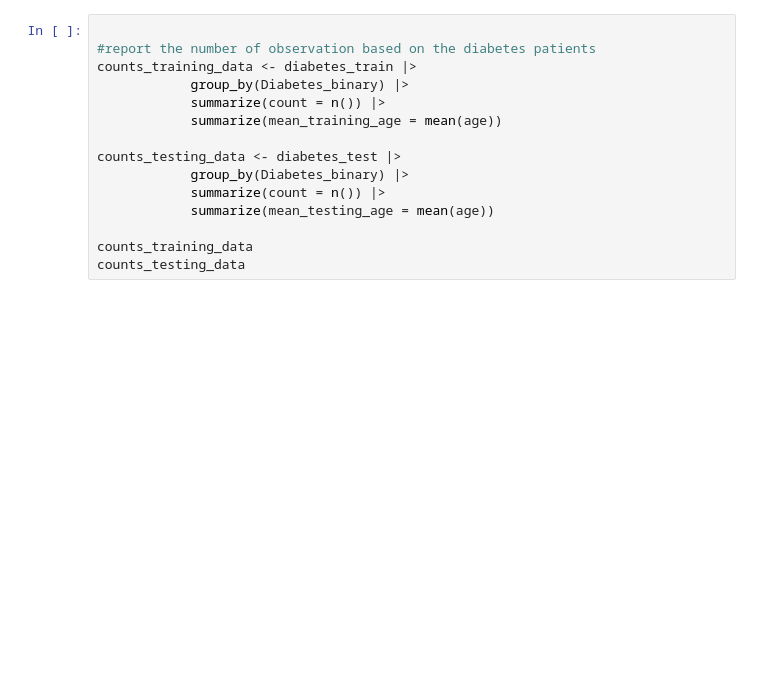
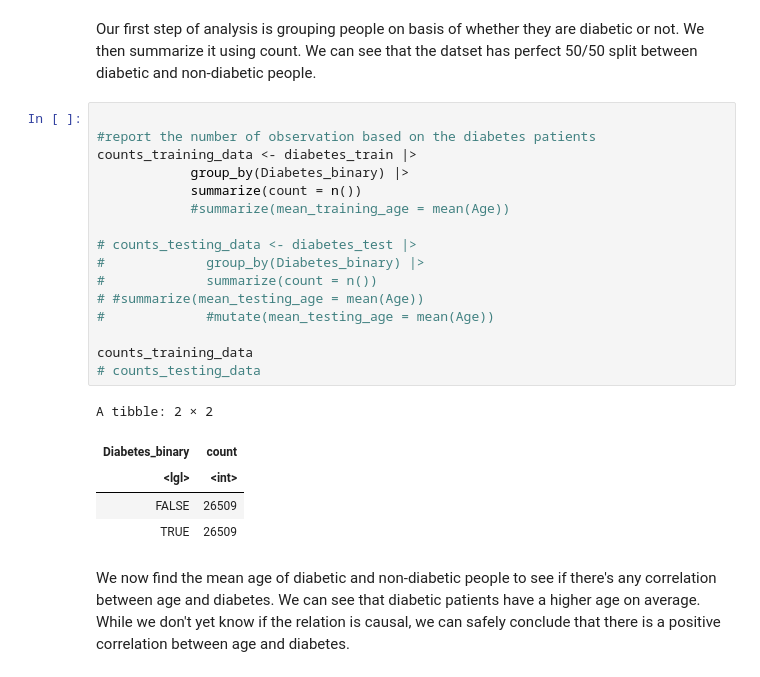
Before and after one commit to plat0cracy/Diabetes_Predictor, a Jupyter notebook: group project 4-6.ipynb, the cells around one changed output. Cells and saved outputs as stored; diff of their text form; blank space fills up the shorter version.

```diff
--- a/group project 4-6.ipynb
+++ b/group project 4-6.ipynb
@@ -30,18 +150,30 @@ diabetes_test <-testing(diabetes_split)
+# %% [markdown]
+Our first step of analysis is grouping people on basis of whether they are diabetic or not. We then summarize it using count. We can see that the datset has perfect 50/50
+split between diabetic and non-diabetic people.
 # %%
 
 #report the number of observation based on the diabetes patients
 counts_training_data <- diabetes_train |>
             group_by(Diabetes_binary) |>
-            summarize(count = n()) |>
-            summarize(mean_training_age = mean(age))
+            summarize(count = n())
+            #summarize(mean_training_age = mean(Age))
 
-counts_testing_data <- diabetes_test |>
-            group_by(Diabetes_binary) |>
-            summarize(count = n()) |>
-            summarize(mean_testing_age = mean(age))
+# counts_testing_data <- diabetes_test |>
+#             group_by(Diabetes_binary) |>
+#             summarize(count = n())
+# #summarize(mean_testing_age = mean(Age))
+#             #mutate(mean_testing_age = mean(Age))
 
 counts_training_data
-counts_testing_data
+# counts_testing_data
+# %% [output]
+A tibble: 2 × 2
+| Diabetes_binary | count |
+| <lgl> | <int> |
+| FALSE | 26509 |
+| TRUE | 26509 |
+# %% [markdown]
+We now find the mean age of diabetic and non-diabetic people to see if there's any correlation between age and diabetes. We can see that diabetic patients have a higher age on average. While we don't yet know if the relation is causal, we can safely conclude that there is a positive correlation between age and diabetes.
 # %%
 
 #mean age of diabetes patient and non-diabetes people
```
Also changed, not shown: parts of 25 cells of this notebook.
